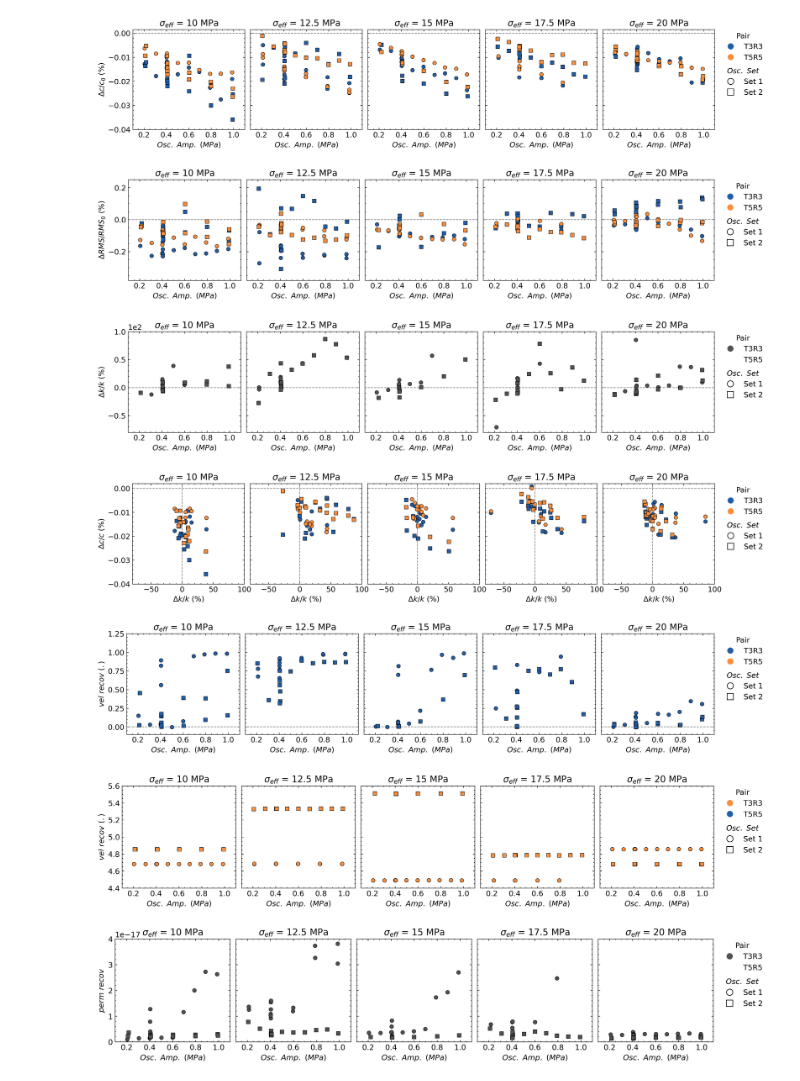
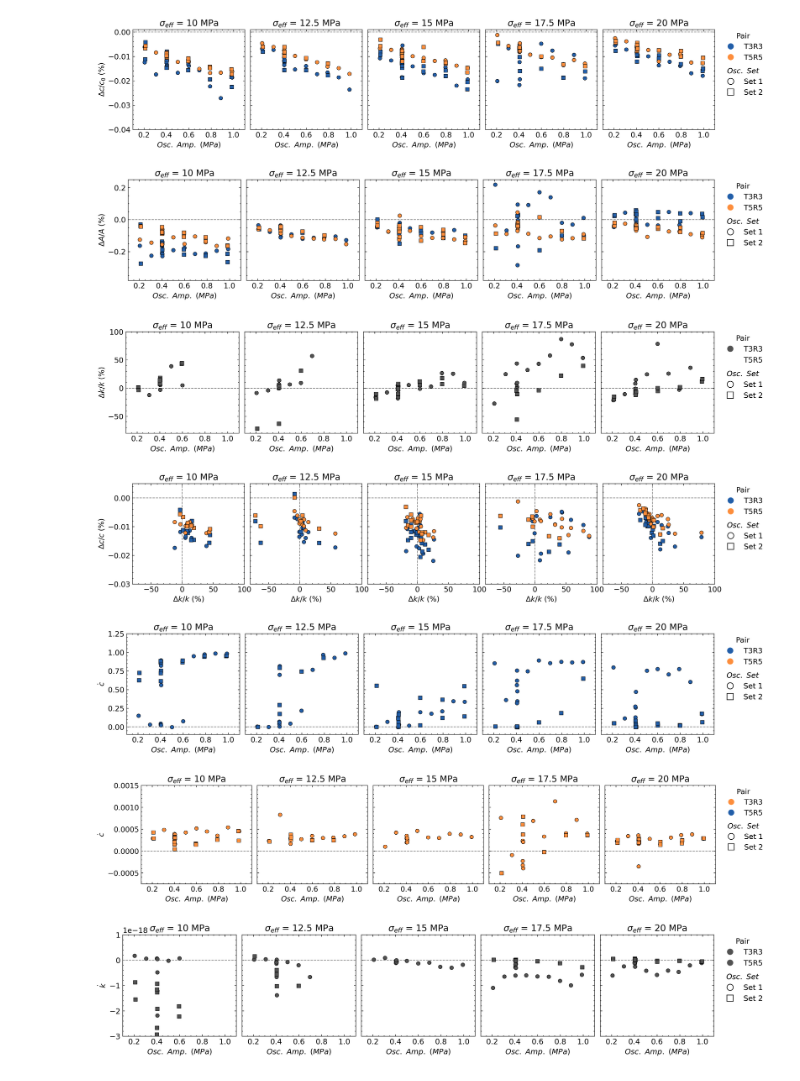
Before and after one commit to clay-wood/frac-hydroOsc, a Jupyter notebook: py_ac_analysis/rel_chg_analysis/p5483_pp_correlation_overview.ipynb, the cells around one changed output. Saved outputs shown, nothing was run; the diff lists cells and outputs as text; code cells hidden in the pictures.

Commit message:
update detrend, recov fitter

```diff
--- a/py_ac_analysis/rel_chg_analysis/p5483_pp_correlation_overview.ipynb
+++ b/py_ac_analysis/rel_chg_analysis/p5483_pp_correlation_overview.ipynb
@@ -109,7 +109,7 @@ Loading BokehJS ...
 # %%
 def datLoader(runname, run):
     filename = runname+'_'+run+'_summary_dat.npz'
-    data = list(map(lambda bb: np.load(filename, allow_pickle=True)[bb], ['pp_amps', 'relPerm', 'relVel2', 'relVel4', 'relRms2', 'relRms4', 'perm_recov', 'perm_recov_r2', 'vel2_recov', 'vel2_recov_r2', 'vel4_recov', 'vel4_recov_r2']))
+    data = list(map(lambda bb: np.load(filename, allow_pickle=True)[bb], ['pp_amps', 'relPerm', 'relVel2', 'relVel4', 'relRms2', 'relRms4', 'perm_recov', 'perm_recov_r2', 'vel2_recov', 'vel2_recov_r2', 'vel4_recov', 'vel4_recov_r2', 'rms_recov2', 'rms_recov2_r2', 'rms_recov4', 'rms_recov4_r2']))
     return data
 # %%
 runname = 'p5483'
@@ -271,13 +271,18 @@ def relChg_amp_plots(data, x, y1, y2, color1, color2, xlim, ylim, xlabel, ylabel
     plt.style.use('jgr2020_style3.mplstyle')
     fig, axs = plt.subplots(1, 5, gridspec_kw={'wspace': 0.05})
 
-    for aa in range(len(axs)):
-        axs[aa].errorbar(data[aa,x], data[aa,y1], yerr=None, fmt = 'o', markersize=6, color='black', mfc=color1)
-        axs[aa].errorbar(data[aa+5,x], data[aa+5,y1], yerr=None, fmt = 's', markersize=6, color='black', mfc=color1)
+    for aa in range(5):
+        axs[aa].errorbar(data[aa*2,x], data[aa*2,y1], yerr=None, fmt = 'o', markersize=6, mfc=color1)
+        axs[aa].errorbar(data[(aa*2)+1,x], data[(aa*2)+1,y1], yerr=None, fmt = 's', markersize=6, mfc=color1)
+#         axs[aa].plot(np.linspace(-0.1, 1.1, 100), np.polyval(np.polyfit(data[aa,x][fin_idx1], data[aa,y1][fin_idx1], 1), np.linspace(-0.1, 1.1, 100)), c='r',ls='--')
+#         print(np.polyfit(data[aa,x][fin_idx1], data[aa,y1][fin_idx1], 1)[0])
+#         axs[aa].plot(np.linspace(-0.1, 1.1, 100), np.polyval(np.polyfit(data[aa+5,x][fin_idx2], data[aa+5,y1][fin_idx2], 1), np.linspace(-0.1, 1.1, 100)), c='orange',ls='--')
+#         print(np.polyfit(data[aa+5,x][fin_idx2], data[aa+5,y1][fin_idx2], 1)[0])
         if y2 != None:
-            axs[aa].errorbar(data[aa,x], data[aa,y2], yerr=None, fmt = 'o', markersize=6, color='black', mfc=color2)
-            axs[aa].errorbar(data[aa+5,x], data[aa+5,y2], yerr=None, fmt = 's', markersize=6, color='black', mfc=color2)
+            axs[aa].errorbar(data[aa*2,x], data[aa*2,y2], yerr=None, fmt = 'o', markersize=6, mfc=color2)
+            axs[aa].errorbar(data[(aa*2)+1,x], data[(aa*2)+1,y2], yerr=None, fmt = 's', markersize=6, mfc=color2)
         axs[aa].set_title(ns_runs[aa])
+
 
     for ax in axs:
         ax.plot([-100, 200], [0, 0], color = 'gray',ls = '--') #Horizontal Line
@@ -292,14 +297,14 @@ def relChg_amp_plots(data, x, y1, y2, color1, color2, xlim, ylim, xlabel, ylabel
     for ax in axs:
         ax.set_xlim(xlim)
         ax.set_ylim(ylim)
-        ax.set_xlabel(xlabel,color=[0,0,0])
+        ax.set_xlabel(xlabel,color='black')
 #         ax.set_xticks(np.arange(0.2, 1.2, 0.2))
     for ax in axs[1::]:
         ax.tick_params(labelleft=False)
 
     # AXES LABELS & COLORS
-    axs[0].ticklabel_format(axis='y',style='sci',scilimits=(-4,2))
-    axs[0].set_ylabel(ylabel, color=[0,0,0])
+    axs[0].ticklabel_format(axis='y',style='sci',scilimits=(-4,3))
+    axs[0].set_ylabel(ylabel, color='black')
     plt.show()
 
     if save == 'y':
@@ -310,26 +325,26 @@ all_dat = np.array([run2_dat, run3_dat, run5_dat, run6_dat, run8_dat, run9_dat,
 # %%
-relChg_amp_plots(all_dat, 0, 2, 3, '#225ea8', '#fd8d3c', [0.1, 1.1], [-0.04, 0.0015], '$Osc.\ Amp.\ (MPa)$', '$\Delta c/c_0\ (\%)$')
+relChg_amp_plots(all_dat, 0, 2, 3, '#225ea8', '#fd8d3c', [0.1, 1.1], [-0.04, 0.001], '$Osc.\ Amp.\ (MPa)$', '$\Delta c/c_0\ (\%)$')
 # %% [output]
-[figure, old version]
+[figure, new version]
 # %%
-relChg_amp_plots(all_dat, 0, 4, 5, '#225ea8', '#fd8d3c', [0.1, 1.1], [-0.38, 0.25], '$Osc.\ Amp.\ (MPa)$', '$\Delta RMS/RMS_0\ (\%)$')
+relChg_amp_plots(all_dat, 0, 4, 5, '#225ea8', '#fd8d3c', [0.1, 1.1], [-0.38, 0.25], '$Osc.\ Amp.\ (MPa)$', '$\Delta A/A\ (\%)$')
 # %% [output]
-[figure, old version]
+[figure, new version]
 # %%
 relChg_amp_plots(all_dat, 0, 1, None, '#525252', None, [0.1, 1.1], [-80, 100], '$Osc.\ Amp.\ (MPa)$', '$\Delta k/k\ (\%)$')
 # %% [output]
-[figure, old version]
+[figure, new version]
 # %%
-relChg_amp_plots(all_dat, 1, 2, 3, '#225ea8', '#fd8d3c', [-80, 100], [-0.04, 0.002], '$\Delta k/k\ (\%)$', '$\Delta c/c\ (\%)$')
+relChg_amp_plots(all_dat, 1, 2, 3, '#225ea8', '#fd8d3c', [-80, 100], [-0.03, 0.005], '$\Delta k/k\ (\%)$', '$\Delta c/c\ (\%)$')
 # %% [output]
-[figure, old version]
+[figure, new version]
 # %%
-relChg_amp_plots(all_dat, 0, 7, None, '#225ea8', '#fd8d3c', [0.1, 1.1], [-0.1, 1.25], '$Osc.\ Amp.\ (MPa)$', '$vel\ recov\ (.)$')
-relChg_amp_plots(all_dat, 0, 8, None, '#fd8d3c', '#225ea8', [0.1, 1.1], [4.4, 5.6], '$Osc.\ Amp.\ (MPa)$', '$vel\ recov\ (.)$')
+relChg_amp_plots(all_dat, 0, 7, None, '#225ea8', '#fd8d3c', [0.1, 1.1], [-0.1, 1.25], '$Osc.\ Amp.\ (MPa)$', '$\dot c$')
+relChg_amp_plots(all_dat, 0, 8, None, '#fd8d3c', '#225ea8', [0.1, 1.1], [-0.75e-3, 1.5e-3], '$Osc.\ Amp.\ (MPa)$', '$\dot c$')
 # %% [output]
-[figure, old version]
+[figure, new version]
-[figure, old version]
+[figure, new version]
 # %%
-relChg_amp_plots(all_dat, 0, 6, None, '#525252', None, [0.1, 1.1], [0, 0.4e-16], '$Osc.\ Amp.\ (MPa)$', '$perm\ recov$')
+relChg_amp_plots(all_dat, 0, 6, None, '#525252', '#525252', [0.1, 1.1], [-3e-18, 1e-18], '$Osc.\ Amp.\ (MPa)$', '$\dot k$')
 # %% [output]
-[figure, old version]
+[figure, new version]
```
Also changed, not shown: parts of 11 cells of this notebook, 13 other files.
